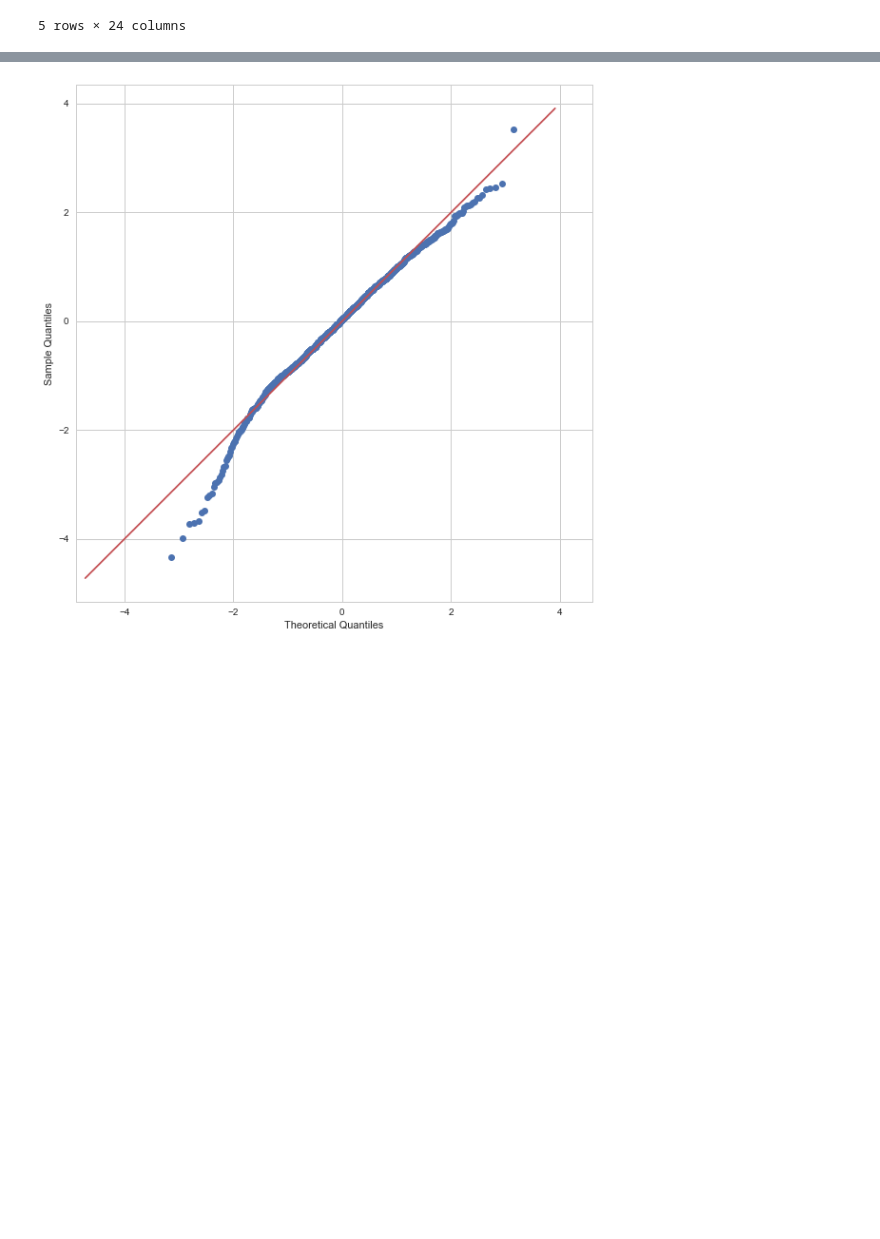
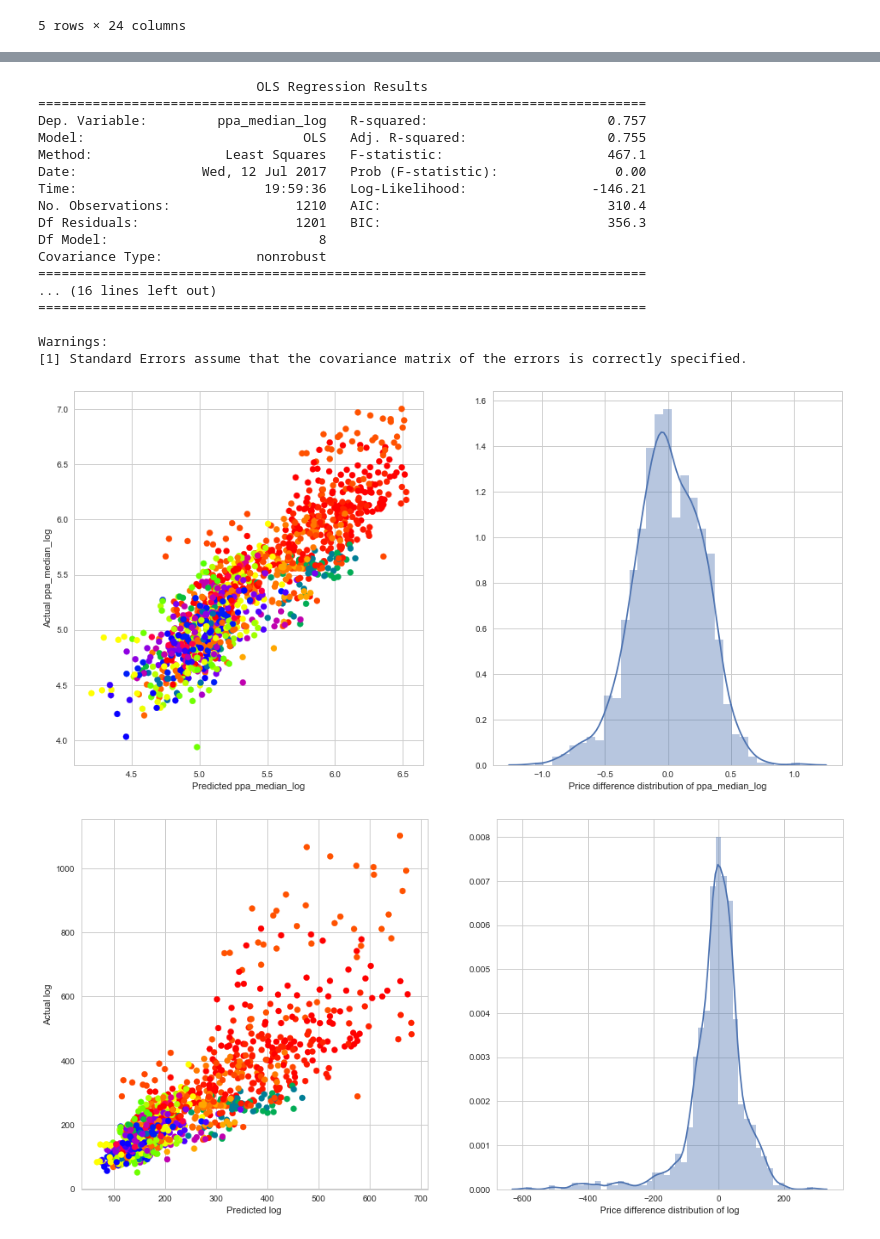
Before and after one commit to greymistcube/ds_pop_estate_analysis, a Jupyter notebook: 09_linear_regression.ipynb, the cells around one changed output, grey strips where cells are left out. Saved outputs shown, nothing was run; the diff lists cells and outputs as text; code cells hidden in the pictures; blank space fills up the shorter version.

```diff
--- a/09_linear_regression.ipynb
+++ b/09_linear_regression.ipynb
@@ -34,7 +34,7 @@ df.head()
 5 rows × 24 columns
 # %%
 # reshaping the dataframe for easier use
-df.label = df.label.astype(int)
+df = df.astype({'label': int})
 # %%
 df = df.set_index(['label', 'area_code'])
 # %%
@@ -175,8 +239,35 @@ Warnings:
+# %%
+target = 'ppa_median_log'
+do_pca = True
+do_f_reg = True
+df_cases = Cases_df(df, target, do_pca, do_f_reg)
 # %%
+# print the fitted result for all area codes
+print(df_cases.all.result.summary())
+plot_results(df_cases.all, target)
+
 # checking residual distribution normality
 plt.figure(figsize=(10, 10))
 ax = plt.subplot(1, 1, 1)
 sm.qqplot(df_cases.all.result.predict(df_cases.all.dfX) - df_cases.all.dfy[target], fit=True, line='45', ax=ax);
 plt.gca().axis("square");
 # %% [output]
+                            OLS Regression Results
+==============================================================================
+Dep. Variable:         ppa_median_log   R-squared:                       0.757
+Model:                            OLS   Adj. R-squared:                  0.755
+Method:                 Least Squares   F-statistic:                     467.1
+Date:                Wed, 12 Jul 2017   Prob (F-statistic):               0.00
+Time:                        19:59:36   Log-Likelihood:                -146.21
+No. Observations:                1210   AIC:                             310.4
+Df Residuals:                    1201   BIC:                             356.3
+Df Model:                           8
+Covariance Type:            nonrobust
+==============================================================================
+... (16 lines left out)
+==============================================================================
+
+Warnings:
+[1] Standard Errors assume that the covariance matrix of the errors is correctly specified.
-[figure, old version]
+[figure, new version]
+[figure, added]
```
Also changed, not shown: parts of 16 cells of this notebook, 1 other file.
